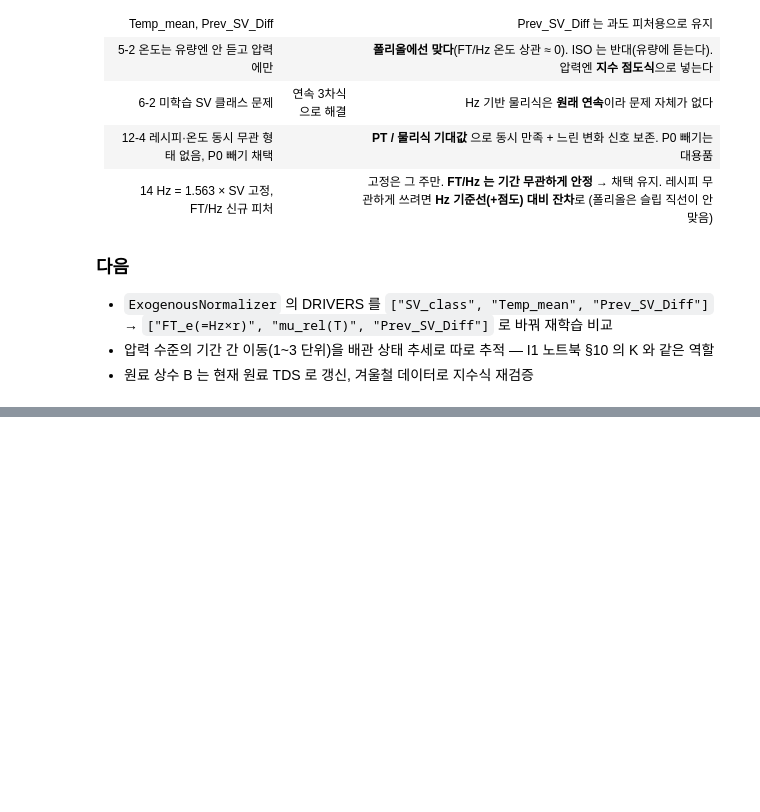
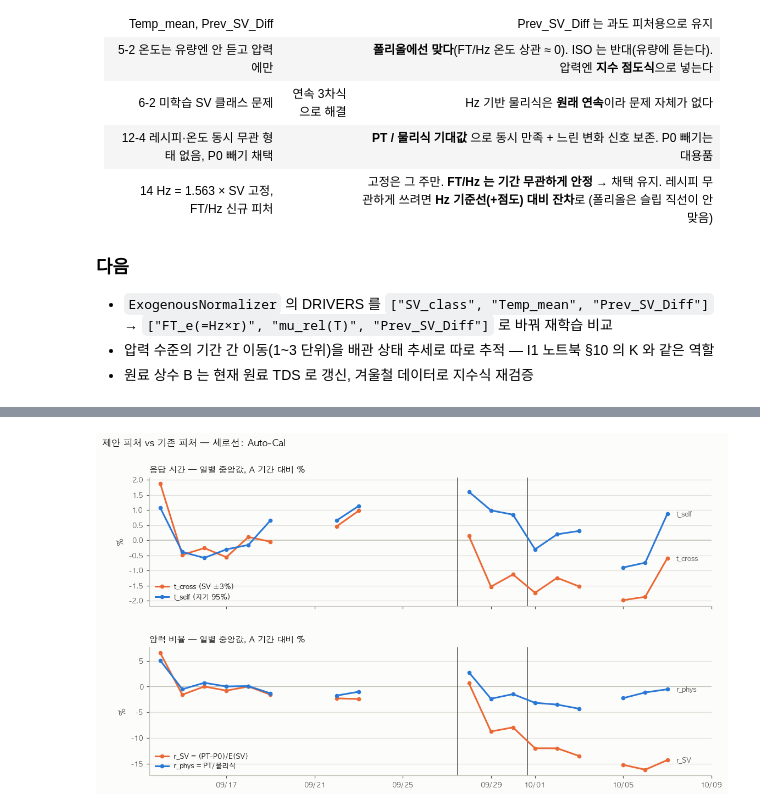
Before and after one commit to JeonJae02/KTA_Train, a Jupyter notebook: now_vis.ipynb, the cells around one changed output, grey strips where cells are left out. Cells and saved outputs as stored; diff of their text form; code cells hidden in the pictures; blank space fills up the shorter version.

```diff
--- a/now_vis.ipynb
+++ b/now_vis.ipynb
@@ -529,0 +672,29 @@ Hz 기준선: 계수 [ 0.628675  0.007826 -0.001695 -0.006894]  — 점도항은
+# %%
+allp = pd.concat([v.assign(기간=k) for k, v in PT7.items()], ignore_index=True)
+day7 = allp.groupby(allp.t0.dt.normalize()).agg(n=("t_self", "size"), t_cross=("t_cross", "median"), t_self=("t_self", "median"),
+                                                r_SV=("r_SV", "median"), r_phys=("r_phys", "median"))
+day7 = day7[day7.n >= 300].asfreq("D")
+fig, axes = plt.subplots(2, 1, figsize=(12, 6.4), sharex=True, facecolor=SURFACE, gridspec_kw={"hspace": 0.32})
+for ax, (cols, title, ylab) in zip(axes, [((("t_cross", ORANGE, "t_cross (SV ±3%)"), ("t_self", BLUE, "t_self (자기 95%)")),
+                                            "응답 시간 — 일별 중앙값, A 기간 대비 %", "%"),
+                                           ((("r_SV", ORANGE, "r_SV = (PT−P0)/E(SV)"), ("r_phys", BLUE, "r_phys = PT/물리식")),
+                                            "압력 비율 — 일별 중앙값, A 기간 대비 %", "%")]):
+    style_ax(ax)
+    for col, color, name in cols:
+        base = A7[col].median()
+        s = (day7[col] / base - 1) * 100
+        ax.plot(s.index, s.values, color=color, lw=2, marker="o", ms=4, zorder=3, label=name.replace("−", "-"))
+        last = s.dropna()
+        ax.text(last.index[-1] + pd.Timedelta(hours=10), last.iloc[-1], name.split(" ")[0], color=INK2, fontsize=8, va="center")
+    for t_ in (CAL1, CAL2):
+        ax.axvline(t_, color=INK2, lw=1, zorder=2)
+    ax.axhline(0, color=AXIS, lw=1, zorder=1)
+    ax.set_title(title, loc="left", color=INK, fontsize=10, fontweight="bold")
+    ax.set_ylabel(ylab, color=INK2, fontsize=9)
+    ax.legend(loc="lower left", fontsize=8, frameon=False)
+axes[1].xaxis.set_major_formatter(mdates.DateFormatter("%m/%d"))
+axes[1].set_xlim(day7.index.min() - pd.Timedelta(days=0.5), day7.index.max() + pd.Timedelta(days=2))
+fig.suptitle("제안 피처 vs 기존 피처 — 세로선: Auto-Cal", x=0.06, ha="left", color=INK, fontsize=11, fontweight="bold")
+plt.show()
+# %% [output]
+[figure, added]
```
Also changed, not shown: parts of 8 cells of this notebook, 3 other files.
